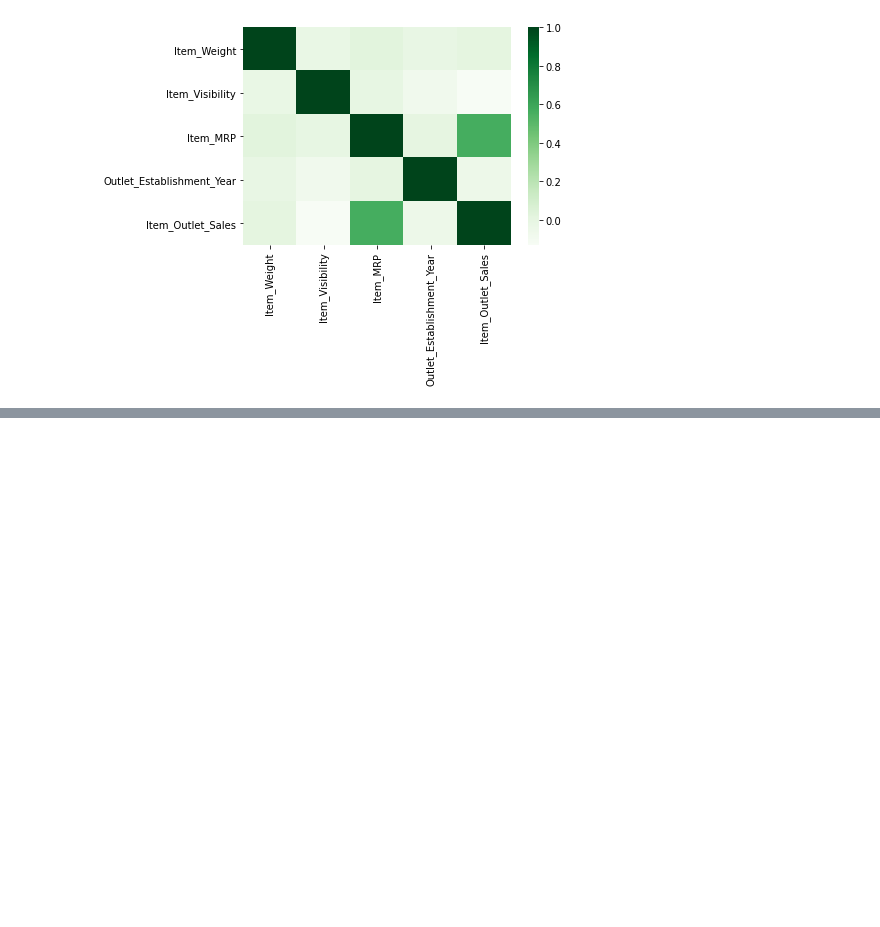
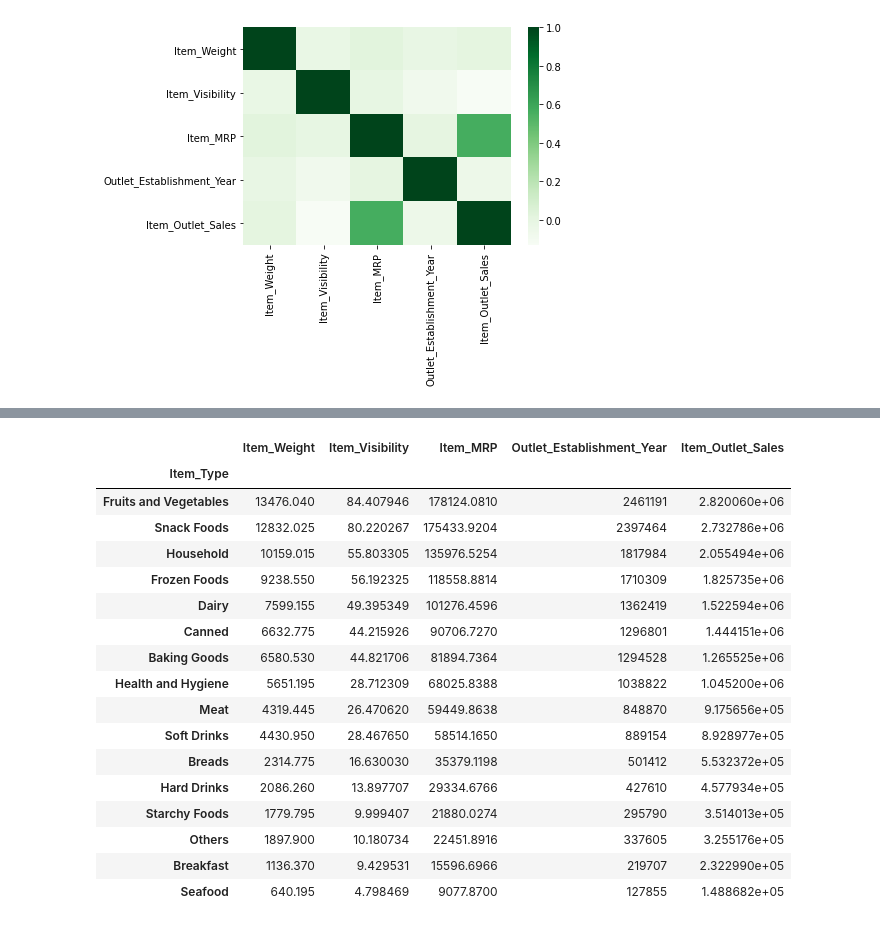
Before and after one commit to mahirag/food-sales-predictions, a Jupyter notebook: Sales_Predictions_Clean_Data.ipynb, the cells around one changed output, grey strips where cells are left out. Drawn from its saved outputs; the diff is of its cells as text; code cells hidden in the pictures; blank space fills up the shorter version.

```diff
--- a/Sales_Predictions_Clean_Data.ipynb
+++ b/Sales_Predictions_Clean_Data.ipynb
@@ -284,0 +345,21 @@ sns.heatmap(corr, cmap = 'Greens')
+# %%
+df.groupby(["Item_Type"]).sum().sort_values("Item_Outlet_Sales", ascending=False)
+# %% [output]
+|  | Item_Weight | Item_Visibility | Item_MRP | Outlet_Establishment_Year | Item_Outlet_Sales |
+| Item_Type |  |  |  |  |  |
+| Fruits and Vegetables | 13476.040 | 84.407946 | 178124.0810 | 2461191 | 2.820060e+06 |
+| Snack Foods | 12832.025 | 80.220267 | 175433.9204 | 2397464 | 2.732786e+06 |
+| Household | 10159.015 | 55.803305 | 135976.5254 | 1817984 | 2.055494e+06 |
+| Frozen Foods | 9238.550 | 56.192325 | 118558.8814 | 1710309 | 1.825735e+06 |
+| Dairy | 7599.155 | 49.395349 | 101276.4596 | 1362419 | 1.522594e+06 |
+| Canned | 6632.775 | 44.215926 | 90706.7270 | 1296801 | 1.444151e+06 |
+| Baking Goods | 6580.530 | 44.821706 | 81894.7364 | 1294528 | 1.265525e+06 |
+| Health and Hygiene | 5651.195 | 28.712309 | 68025.8388 | 1038822 | 1.045200e+06 |
+| Meat | 4319.445 | 26.470620 | 59449.8638 | 848870 | 9.175656e+05 |
+| Soft Drinks | 4430.950 | 28.467650 | 58514.1650 | 889154 | 8.928977e+05 |
+| Breads | 2314.775 | 16.630030 | 35379.1198 | 501412 | 5.532372e+05 |
+| Hard Drinks | 2086.260 | 13.897707 | 29334.6766 | 427610 | 4.577934e+05 |
+| Starchy Foods | 1779.795 | 9.999407 | 21880.0274 | 295790 | 3.514013e+05 |
+| Others | 1897.900 | 10.180734 | 22451.8916 | 337605 | 3.255176e+05 |
+| Breakfast | 1136.370 | 9.429531 | 15596.6966 | 219707 | 2.322990e+05 |
+| Seafood | 640.195 | 4.798469 | 9077.8700 | 127855 | 1.488682e+05 |
```
Also changed, not shown: parts of 10 cells of this notebook.
